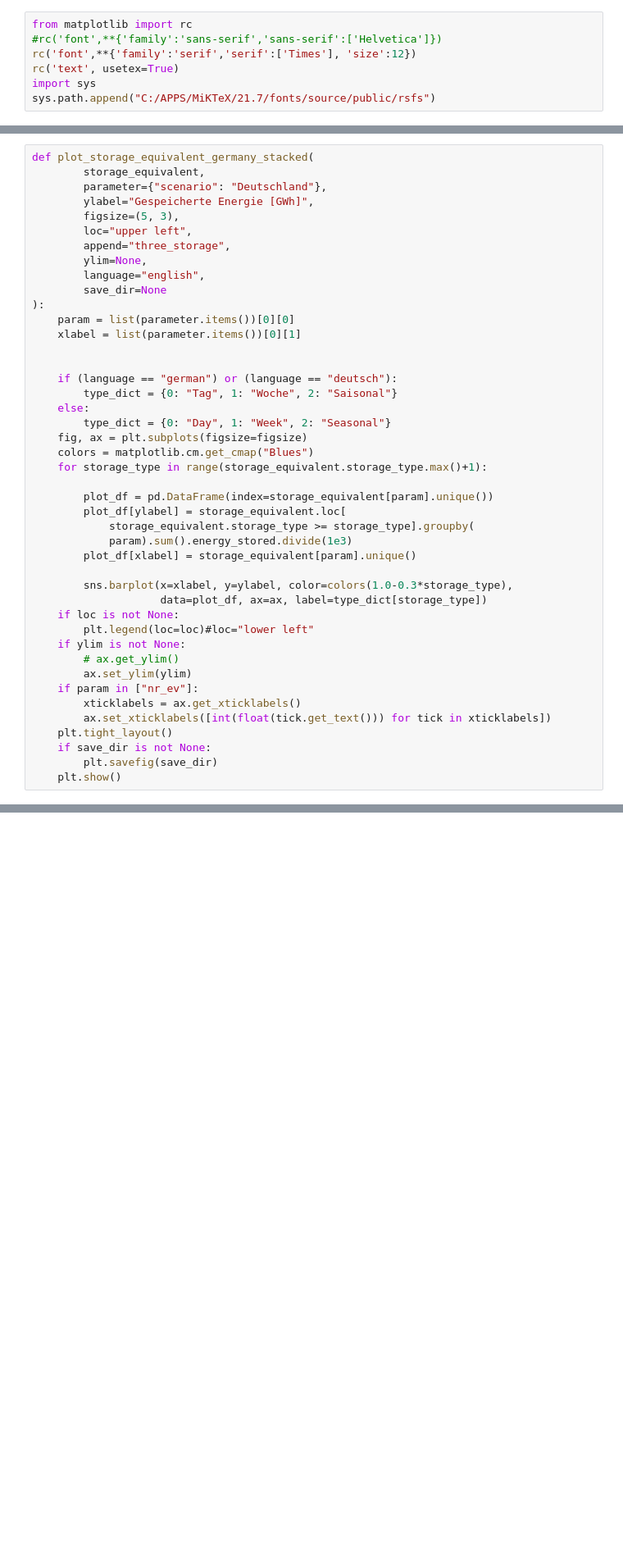
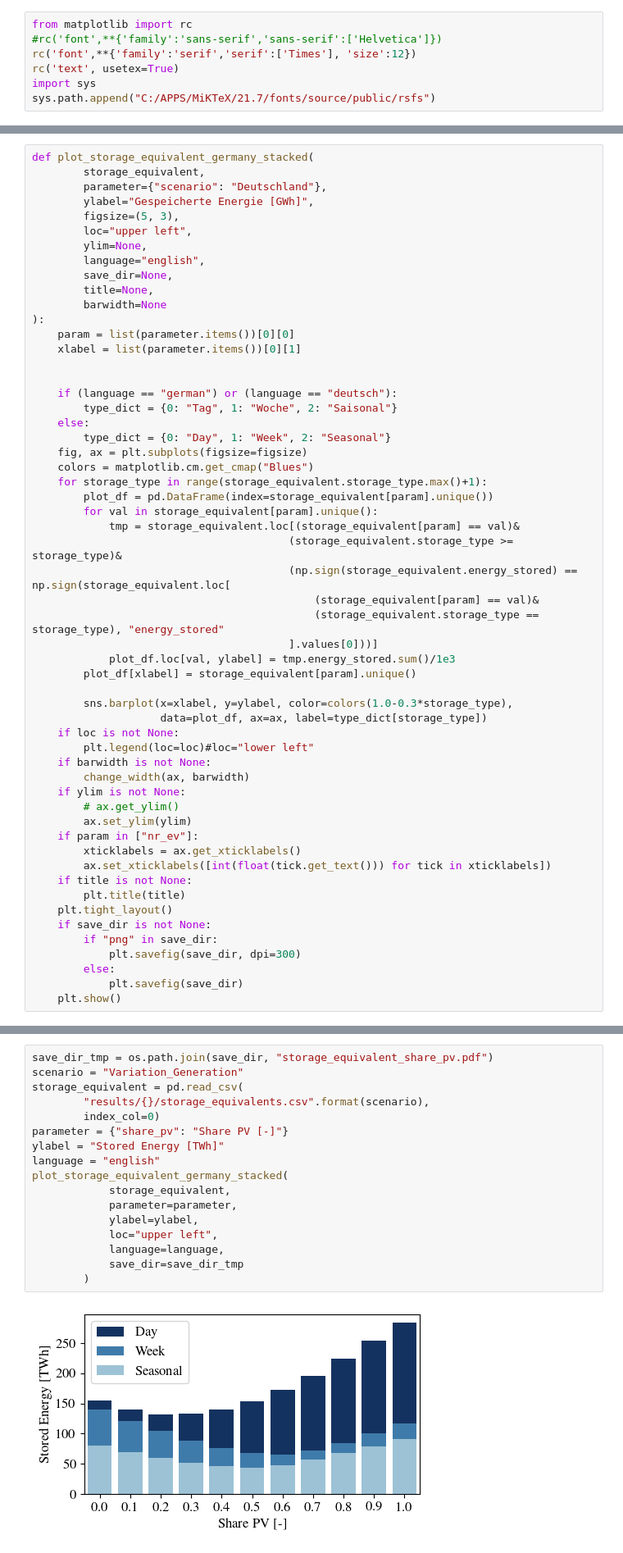
Before and after one commit to AnyaHe/SEM, a Jupyter notebook: Plots.ipynb, the cells around one changed output, grey strips where cells are left out. Shown at 82% size. Saved outputs shown, nothing was run; the diff lists cells and outputs as text; blank space fills up the shorter version.

```diff
--- a/Plots.ipynb
+++ b/Plots.ipynb
@@ -18,10 +32,11 @@ def plot_storage_equivalent_germany_stacked(
         ylabel="Gespeicherte Energie [GWh]",
         figsize=(5, 3),
         loc="upper left",
-        append="three_storage",
         ylim=None,
         language="english",
-        save_dir=None
+        save_dir=None,
+        title=None,
+        barwidth=None
 ):
     param = list(parameter.items())[0][0]
     xlabel = list(parameter.items())[0][1]
@@ -34,24 +49,35 @@ def plot_storage_equivalent_germany_stacked(
     fig, ax = plt.subplots(figsize=figsize)
     colors = matplotlib.cm.get_cmap("Blues")
     for storage_type in range(storage_equivalent.storage_type.max()+1):
-
         plot_df = pd.DataFrame(index=storage_equivalent[param].unique())
-        plot_df[ylabel] = storage_equivalent.loc[
-            storage_equivalent.storage_type >= storage_type].groupby(
-            param).sum().energy_stored.divide(1e3)
+        for val in storage_equivalent[param].unique():
+            tmp = storage_equivalent.loc[(storage_equivalent[param] == val)&
+                                        (storage_equivalent.storage_type >= storage_type)&
+                                        (np.sign(storage_equivalent.energy_stored) == np.sign(storage_equivalent.loc[
+                                            (storage_equivalent[param] == val)&
+                                            (storage_equivalent.storage_type == storage_type), "energy_stored"
+                                        ].values[0]))]
+            plot_df.loc[val, ylabel] = tmp.energy_stored.sum()/1e3
         plot_df[xlabel] = storage_equivalent[param].unique()
 
         sns.barplot(x=xlabel, y=ylabel, color=colors(1.0-0.3*storage_type),
                     data=plot_df, ax=ax, label=type_dict[storage_type])
     if loc is not None:
         plt.legend(loc=loc)#loc="lower left"
+    if barwidth is not None:
+        change_width(ax, barwidth)
     if ylim is not None:
         # ax.get_ylim()
         ax.set_ylim(ylim)
     if param in ["nr_ev"]:
         xticklabels = ax.get_xticklabels()
         ax.set_xticklabels([int(float(tick.get_text())) for tick in xticklabels])
+    if title is not None:
+        plt.title(title)
     plt.tight_layout()
     if save_dir is not None:
-        plt.savefig(save_dir)
+        if "png" in save_dir:
+            plt.savefig(save_dir, dpi=300)
+        else:
+            plt.savefig(save_dir)
     plt.show()
@@ -83,0 +399,19 @@ def load_scenarios_and_diff(scenario_ref, scenario_flex, variation_parameter):
+# %%
+save_dir_tmp = os.path.join(save_dir, "storage_equivalent_share_pv.pdf")
+scenario = "Variation_Generation"
+storage_equivalent = pd.read_csv(
+        "results/{}/storage_equivalents.csv".format(scenario),
+        index_col=0)
+parameter = {"share_pv": "Share PV [-]"}
+ylabel = "Stored Energy [TWh]"
+language = "english"
+plot_storage_equivalent_germany_stacked(
+            storage_equivalent,
+            parameter=parameter,
+            ylabel=ylabel,
+            loc="upper left",
+            language=language,
+            save_dir=save_dir_tmp
+        )
+# %% [output]
+[figure, added]
```
Also changed, not shown: parts of 156 cells of this notebook.
